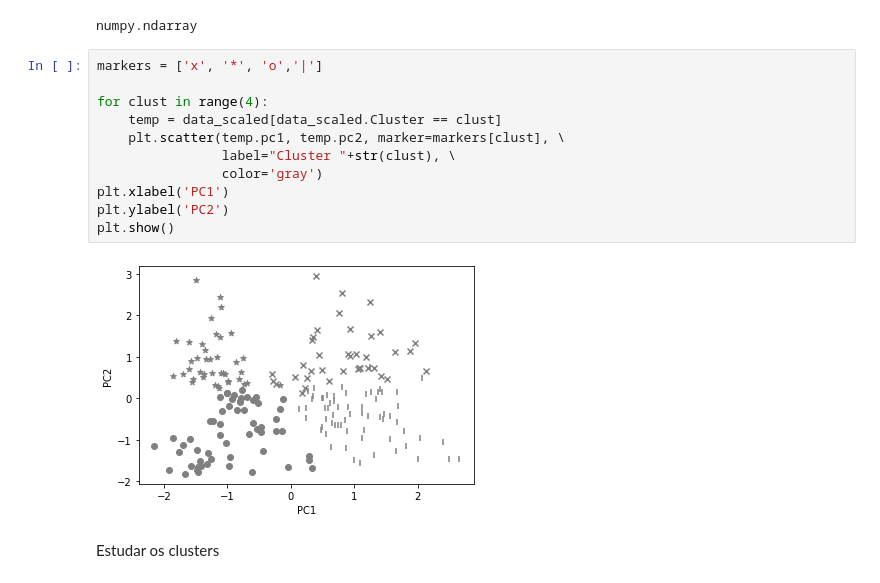
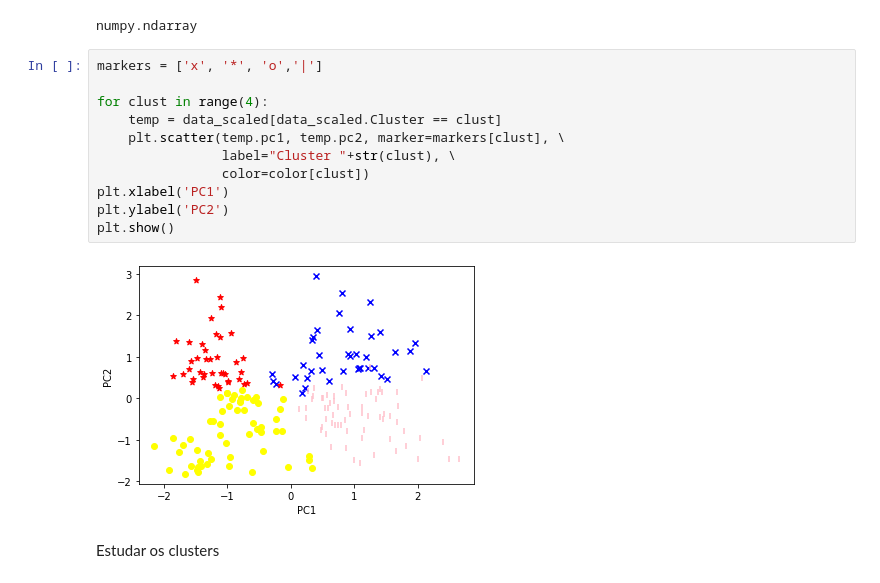
Before and after one commit to alexlopespereira/idp_competenciasdegestao, a Jupyter notebook: Notebooks/Aula3/DS_MKT_Blanchard/Aula3_Segmentacao.ipynb, the cells around one changed output. Cells and saved outputs as stored; diff of their text form.

```diff
--- a/Notebooks/Aula3/DS_MKT_Blanchard/Aula3_Segmentacao.ipynb
+++ b/Notebooks/Aula3/DS_MKT_Blanchard/Aula3_Segmentacao.ipynb
@@ -315,16 +331,16 @@ numpy.ndarray
 # %%
 markers = ['x', '*', 'o','|']
 
 for clust in range(4):
     temp = data_scaled[data_scaled.Cluster == clust]
     plt.scatter(temp.pc1, temp.pc2, marker=markers[clust], \
                 label="Cluster "+str(clust), \
-                color='gray')
+                color=color[clust])
 plt.xlabel('PC1')
 plt.ylabel('PC2')
 plt.show()
 # %% [output]
-[figure, old version]
+[figure, new version]
 # %% [markdown]
 Estudar os clusters
 # %%
```
Also changed, not shown: parts of 6 cells of this notebook, 1 other file.
